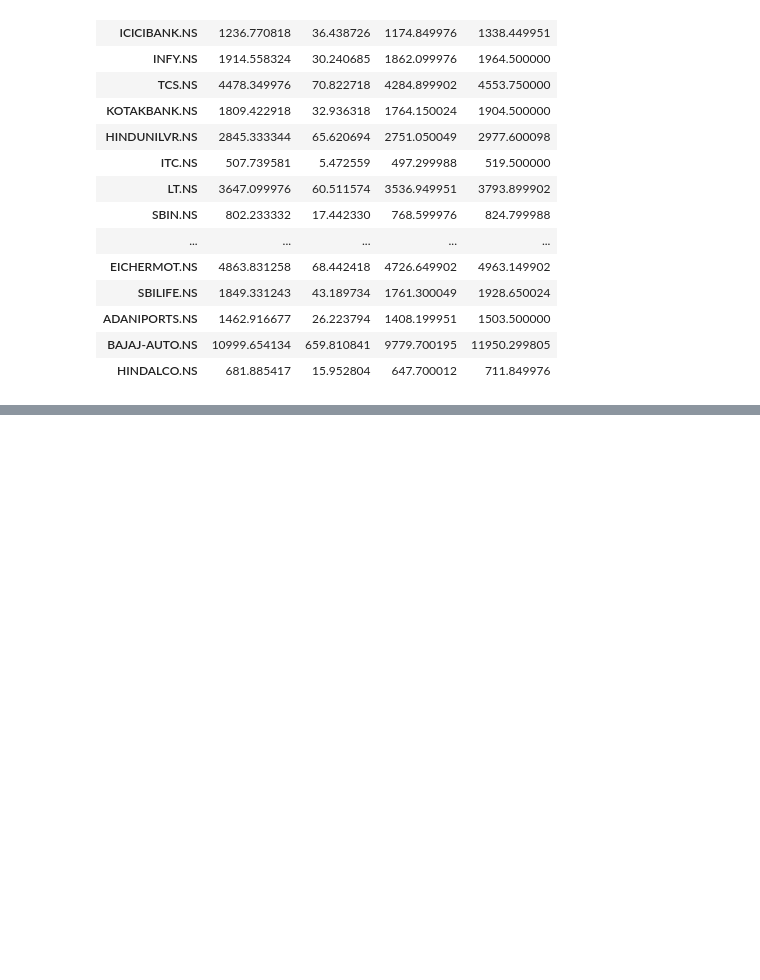
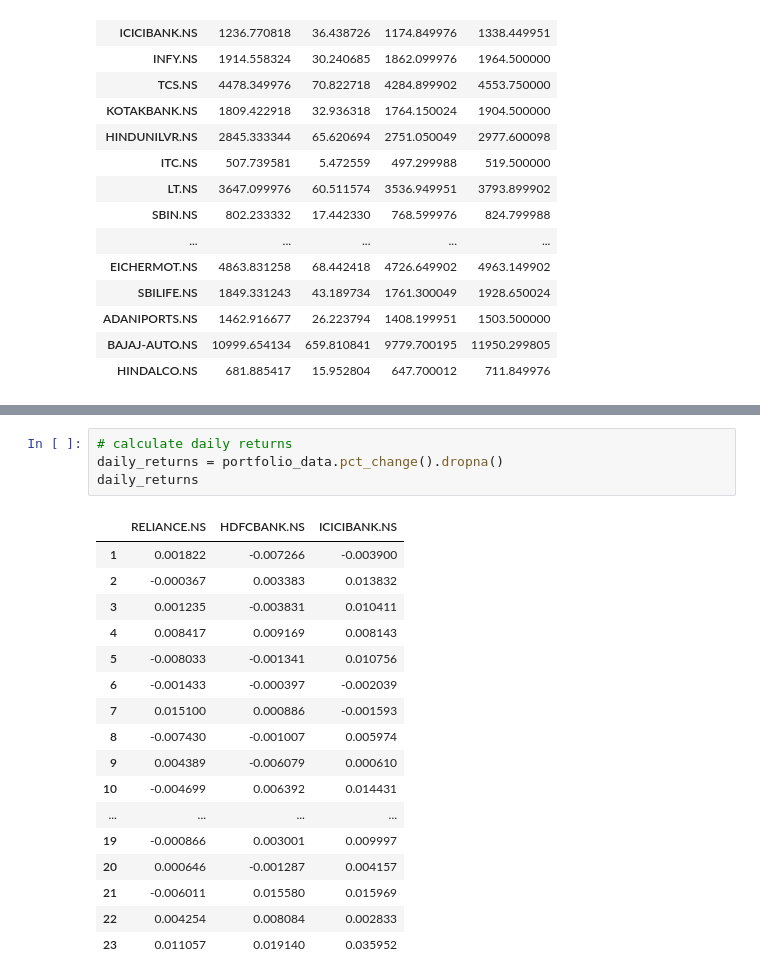
Before and after one commit to jc-cedric/financial-data-analysis, a Jupyter notebook: index.ipynb, the cells around one changed output, grey strips where cells are left out. Saved outputs shown, nothing was run; the diff lists cells and outputs as text; blank space fills up the shorter version.

```diff
--- a/index.ipynb
+++ b/index.ipynb
@@ -162,0 +190,22 @@ descriptive_stats
+# %%
+# calculate daily returns
+daily_returns = portfolio_data.pct_change().dropna()
+daily_returns
+# %% [output]
+|  | RELIANCE.NS | HDFCBANK.NS | ICICIBANK.NS |
+| 1 | 0.001822 | -0.007266 | -0.003900 |
+| 2 | -0.000367 | 0.003383 | 0.013832 |
+| 3 | 0.001235 | -0.003831 | 0.010411 |
+| 4 | 0.008417 | 0.009169 | 0.008143 |
+| 5 | -0.008033 | -0.001341 | 0.010756 |
+| 6 | -0.001433 | -0.000397 | -0.002039 |
+| 7 | 0.015100 | 0.000886 | -0.001593 |
+| 8 | -0.007430 | -0.001007 | 0.005974 |
+| 9 | 0.004389 | -0.006079 | 0.000610 |
+| 10 | -0.004699 | 0.006392 | 0.014431 |
+| ... | ... | ... | ... |
+| 19 | -0.000866 | 0.003001 | 0.009997 |
+| 20 | 0.000646 | -0.001287 | 0.004157 |
+| 21 | -0.006011 | 0.015580 | 0.015969 |
+| 22 | 0.004254 | 0.008084 | 0.002833 |
+| 23 | 0.011057 | 0.019140 | 0.035952 |
```
Also changed, not shown: parts of 4 cells of this notebook.
